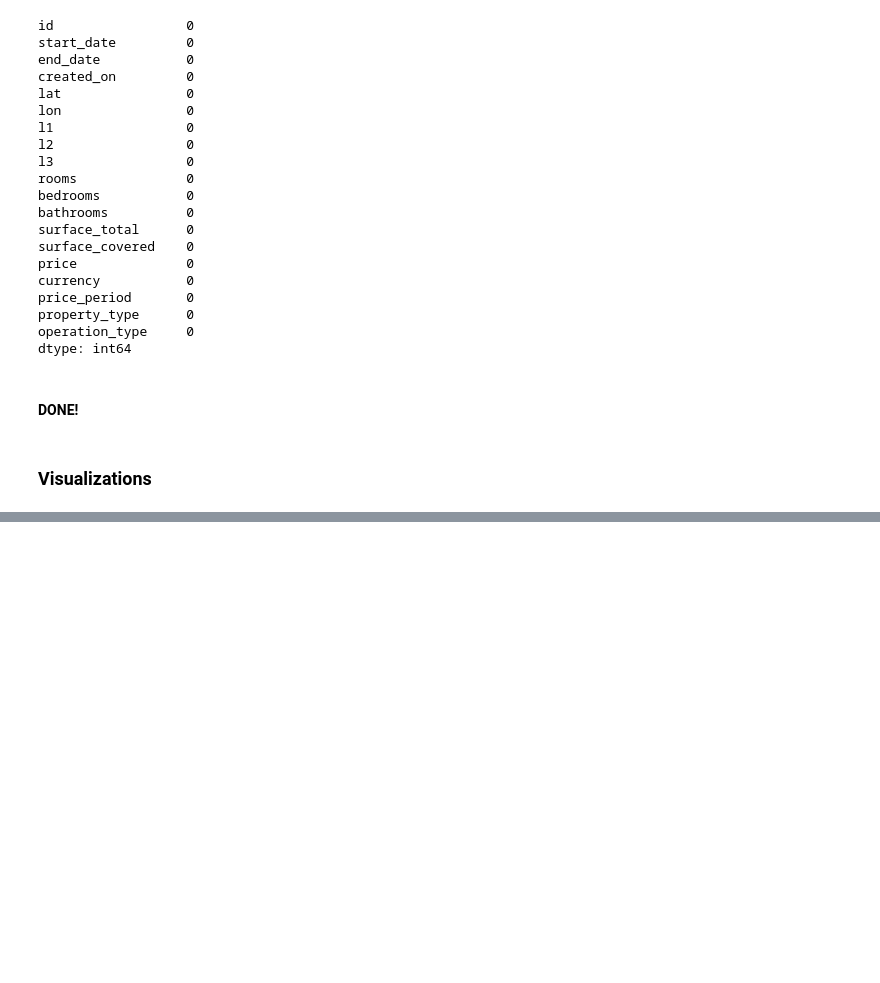
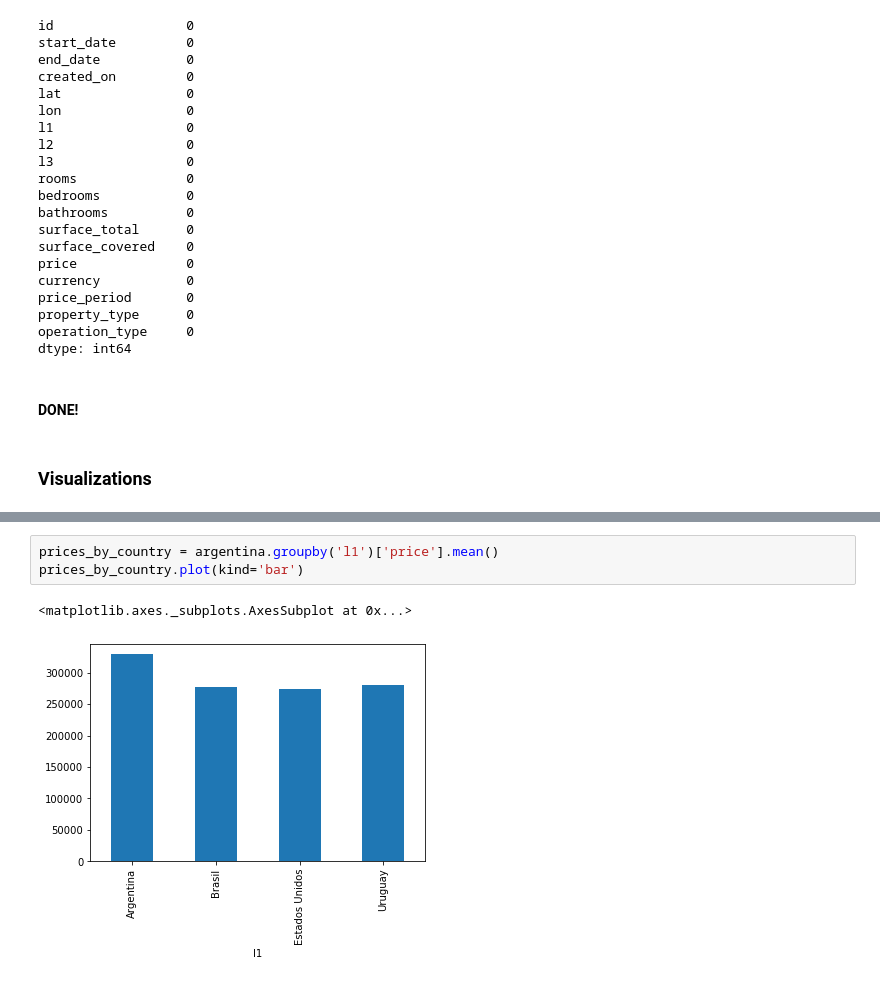
Before and after one commit to cjpena531/House_Prices_Prediction, a Jupyter notebook: EDA.ipynb, the cells around one changed output, grey strips where cells are left out. Cells and saved outputs as stored; diff of their text form; blank space fills up the shorter version.

```diff
--- a/EDA.ipynb
+++ b/EDA.ipynb
@@ -494,0 +579,6 @@ dtype: int64
+# %%
+prices_by_country = argentina.groupby('l1')['price'].mean()
+prices_by_country.plot(kind='bar')
+# %% [output]
+<matplotlib.axes._subplots.AxesSubplot at 0x...>
+[figure, added]
```
Also changed, not shown: parts of 35 cells of this notebook.
